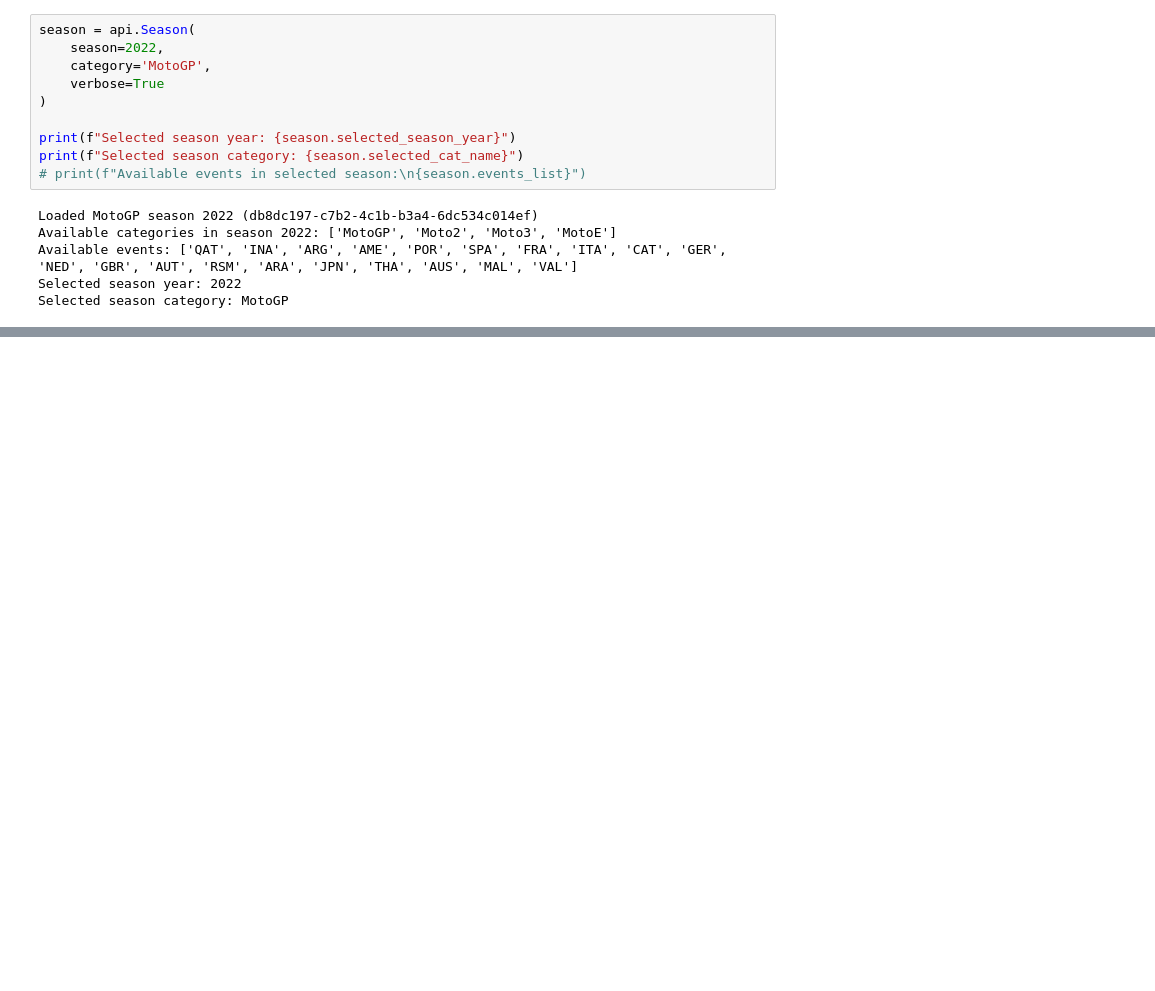
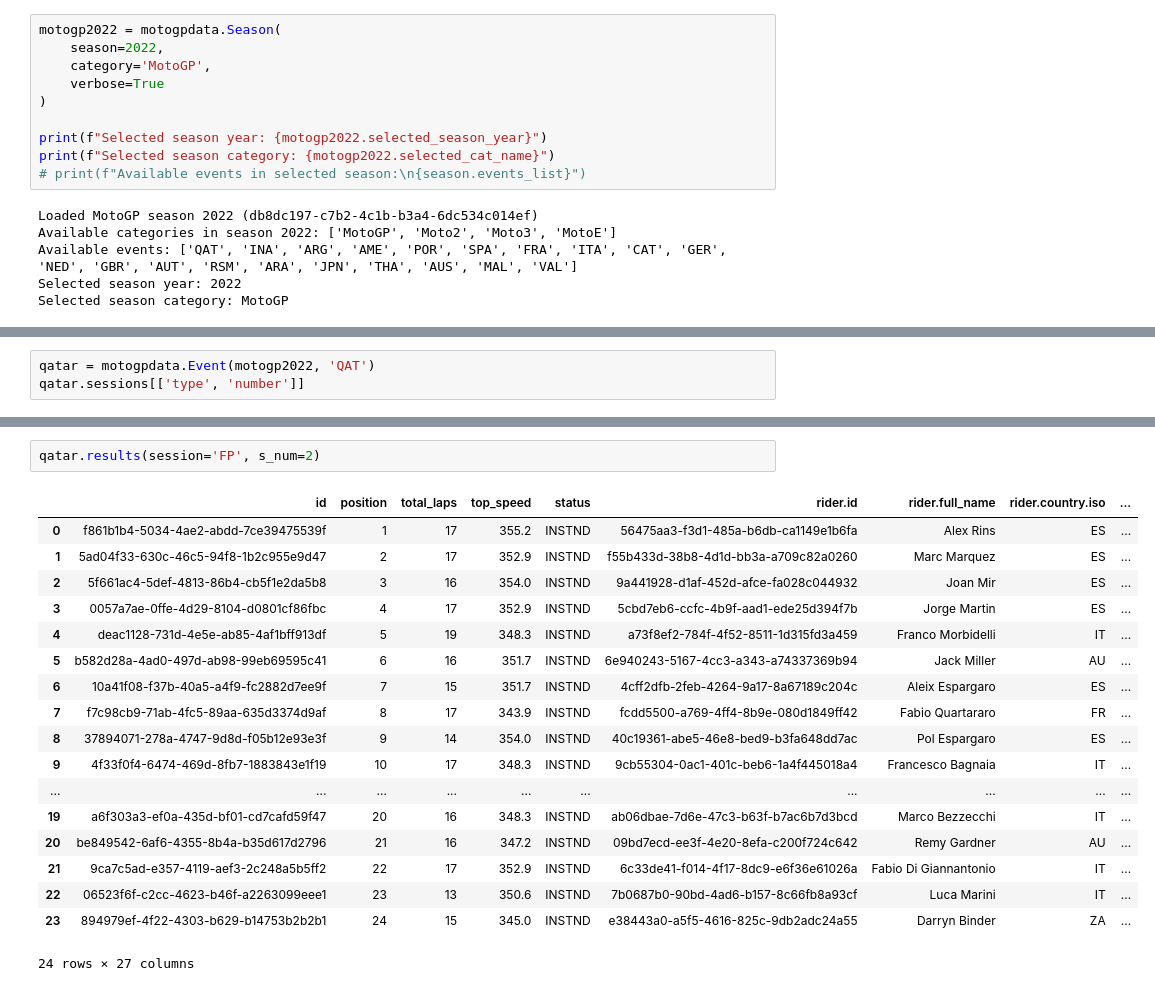
Before and after one commit to antobzzll/motogpdata, a Jupyter notebook: example.ipynb, the cells around one changed output, grey strips where cells are left out. Saved outputs shown, nothing was run; the diff lists cells and outputs as text; blank space fills up the shorter version.

```diff
--- a/example.ipynb
+++ b/example.ipynb
@@ -9,14 +7,14 @@ print(f"First 10 seasons: {api.list_seasons()[:-11:-1]}")
 Last 10 seasons: [2022, 2021, 2020, 2019, 2018, 2017, 2016, 2015, 2014, 2013]
 First 10 seasons: [1949, 1950, 1951, 1952, 1953, 1954, 1955, 1956, 1957, 1958]
 # %%
-season = api.Season(
+motogp2022 = motogpdata.Season(
     season=2022,
     category='MotoGP',
     verbose=True
 )
 
-print(f"Selected season year: {season.selected_season_year}")
-print(f"Selected season category: {season.selected_cat_name}")
+print(f"Selected season year: {motogp2022.selected_season_year}")
+print(f"Selected season category: {motogp2022.selected_cat_name}")
 # print(f"Available events in selected season:\n{season.events_list}")
 # %% [output]
 Loaded MotoGP season 2022 (db8dc197-c7b2-4c1b-b3a4-6dc534c014ef)
@@ -134,0 +67,3 @@ ev = api.Season().Event()
+# %%
+qatar = motogpdata.Event(motogp2022, 'QAT')
+qatar.sessions[['type', 'number']]
@@ -134,0 +81,21 @@ ev = api.Season().Event()
+# %%
+qatar.results(session='FP', s_num=2)
+# %% [output]
+|  | id | position | total_laps | top_speed | status | rider.id | rider.full_name | rider.country.iso | ... |
+| 0 | f861b1b4-5034-4ae2-abdd-7ce39475539f | 1 | 17 | 355.2 | INSTND | 56475aa3-f3d1-485a-b6db-ca1149e1b6fa | Alex Rins | ES | ... |
+| 1 | 5ad04f33-630c-46c5-94f8-1b2c955e9d47 | 2 | 17 | 352.9 | INSTND | f55b433d-38b8-4d1d-bb3a-a709c82a0260 | Marc Marquez | ES | ... |
+| 2 | 5f661ac4-5def-4813-86b4-cb5f1e2da5b8 | 3 | 16 | 354.0 | INSTND | 9a441928-d1af-452d-afce-fa028c044932 | Joan Mir | ES | ... |
+| 3 | 0057a7ae-0ffe-4d29-8104-d0801cf86fbc | 4 | 17 | 352.9 | INSTND | 5cbd7eb6-ccfc-4b9f-aad1-ede25d394f7b | Jorge Martin | ES | ... |
+| 4 | deac1128-731d-4e5e-ab85-4af1bff913df | 5 | 19 | 348.3 | INSTND | a73f8ef2-784f-4f52-8511-1d315fd3a459 | Franco Morbidelli | IT | ... |
+| 5 | b582d28a-4ad0-497d-ab98-99eb69595c41 | 6 | 16 | 351.7 | INSTND | 6e940243-5167-4cc3-a343-a74337369b94 | Jack Miller | AU | ... |
+| 6 | 10a41f08-f37b-40a5-a4f9-fc2882d7ee9f | 7 | 15 | 351.7 | INSTND | 4cff2dfb-2feb-4264-9a17-8a67189c204c | Aleix Espargaro | ES | ... |
+| 7 | f7c98cb9-71ab-4fc5-89aa-635d3374d9af | 8 | 17 | 343.9 | INSTND | fcdd5500-a769-4ff4-8b9e-080d1849ff42 | Fabio Quartararo | FR | ... |
+| 8 | 37894071-278a-4747-9d8d-f05b12e93e3f | 9 | 14 | 354.0 | INSTND | 40c19361-abe5-46e8-bed9-b3fa648dd7ac | Pol Espargaro | ES | ... |
+| 9 | 4f33f0f4-6474-469d-8fb7-1883843e1f19 | 10 | 17 | 348.3 | INSTND | 9cb55304-0ac1-401c-beb6-1a4f445018a4 | Francesco Bagnaia | IT | ... |
+| ... | ... | ... | ... | ... | ... | ... | ... | ... | ... |
+| 19 | a6f303a3-ef0a-435d-bf01-cd7cafd59f47 | 20 | 16 | 348.3 | INSTND | ab06dbae-7d6e-47c3-b63f-b7ac6b7d3bcd | Marco Bezzecchi | IT | ... |
+| 20 | be849542-6af6-4355-8b4a-b35d617d2796 | 21 | 16 | 347.2 | INSTND | 09bd7ecd-ee3f-4e20-8efa-c200f724c642 | Remy Gardner | AU | ... |
+| 21 | 9ca7c5ad-e357-4119-aef3-2c248a5b5ff2 | 22 | 17 | 352.9 | INSTND | 6c33de41-f014-4f17-8dc9-e6f36e61026a | Fabio Di Giannantonio | IT | ... |
+| 22 | 06523f6f-c2cc-4623-b46f-a2263099eee1 | 23 | 13 | 350.6 | INSTND | 7b0687b0-90bd-4ad6-b157-8c66fb8a93cf | Luca Marini | IT | ... |
+| 23 | 894979ef-4f22-4303-b629-b14753b2b2b1 | 24 | 15 | 345.0 | INSTND | e38443a0-a5f5-4616-825c-9db2adc24a55 | Darryn Binder | ZA | ... |
+24 rows × 27 columns
```
Also changed, not shown: parts of 11 cells of this notebook.
